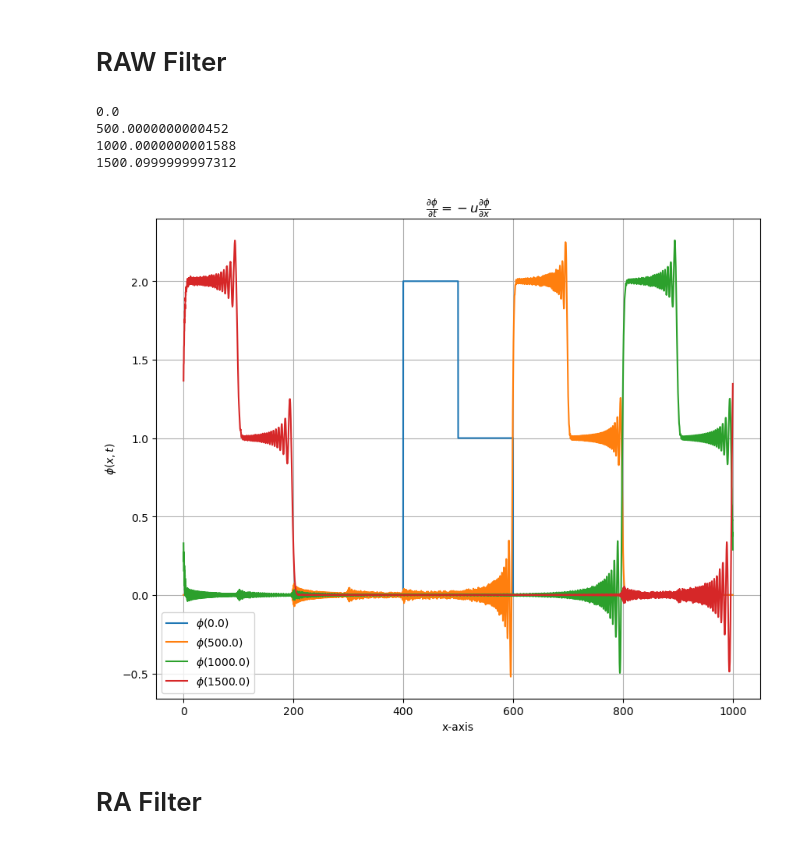
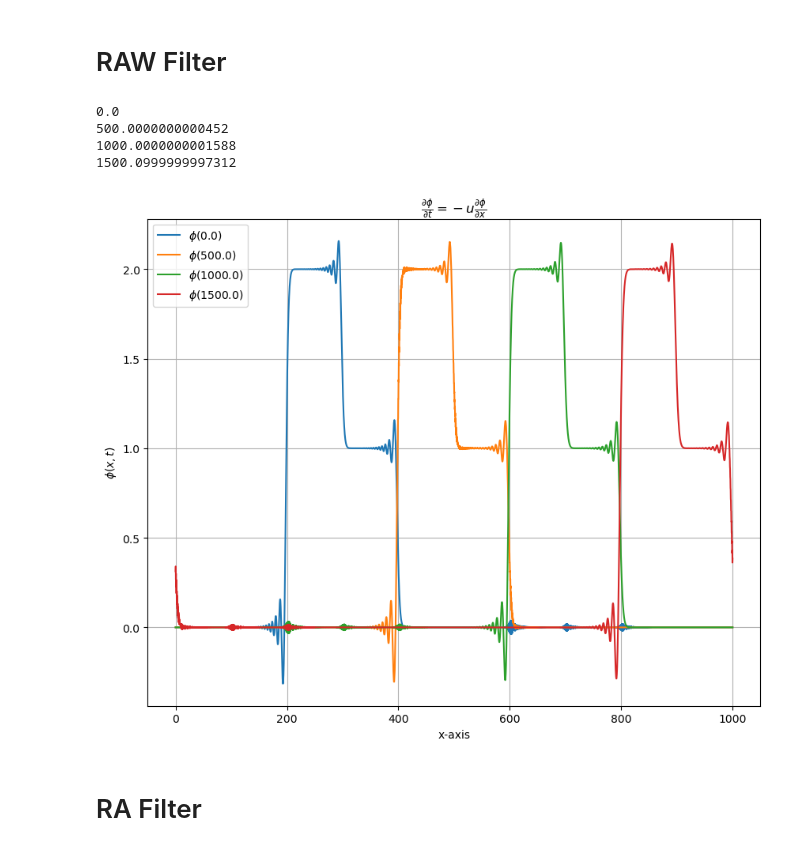
Before and after one commit to GasanaElysee12/Advection-Linear-Diffusion, a Jupyter notebook: work3.ipynb, the cells around one changed output. Saved outputs shown, nothing was run; the diff lists cells and outputs as text; code cells hidden in the pictures.

```diff
--- a/work3.ipynb
+++ b/work3.ipynb
@@ -78,34 +78,34 @@ def UpdateForward(phi,c):
 # %%
 t=0.0
 plt.figure(figsize=(10,8))
 # if u<0:
 #     phi_curr=UpdateForward(phi_prev,c)
 
 while t<=2000.:
 
 #compute phi(n+1) using leapfrog method
 
     phi_n_plus_one=CTCS(phi_n_minus_one,phi_n,c)
 
 
     if t%500<dt:
         print(t)
         Plotter(X,phi_n,color=None)
 
     d=alpha*(phi_n_minus_one-2.*phi_n+phi_n_plus_one)
 
     phi_n_minus_one[:]=phi_n+beta*d
 
-    phi_n[:]=phi_n_plus_one+(beta-1)*d
+    phi_n[:]=phi_n_plus_one-(beta-1)*d
     t=t+dt
 plt.legend([r'$\phi(0.0)$',r'$\phi(500.0)$',r'$\phi(1000.0)$',r'$\phi(1500.0)$',r'$\phi(2000.0)$'])
 plt.show()
 # %% [output]
 0.0
 500.0000000000452
 1000.0000000001588
 1500.0999999997312
-[figure, old version]
+[figure, new version]
 # %% [markdown]
 # RA Filter
 # %%
```
